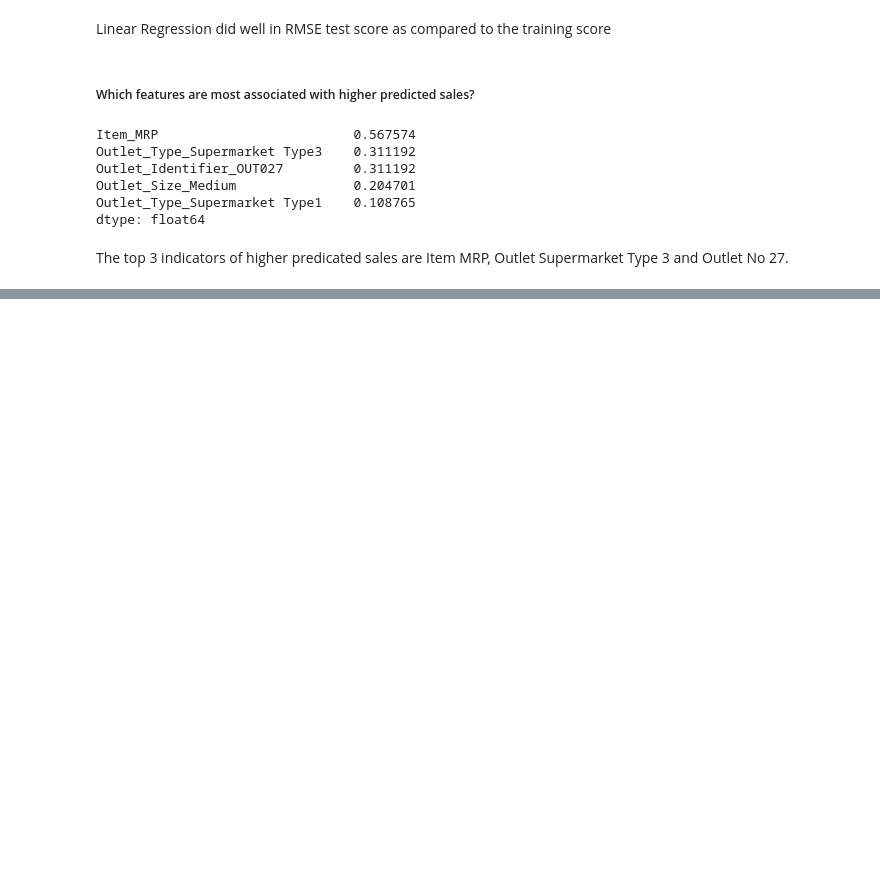
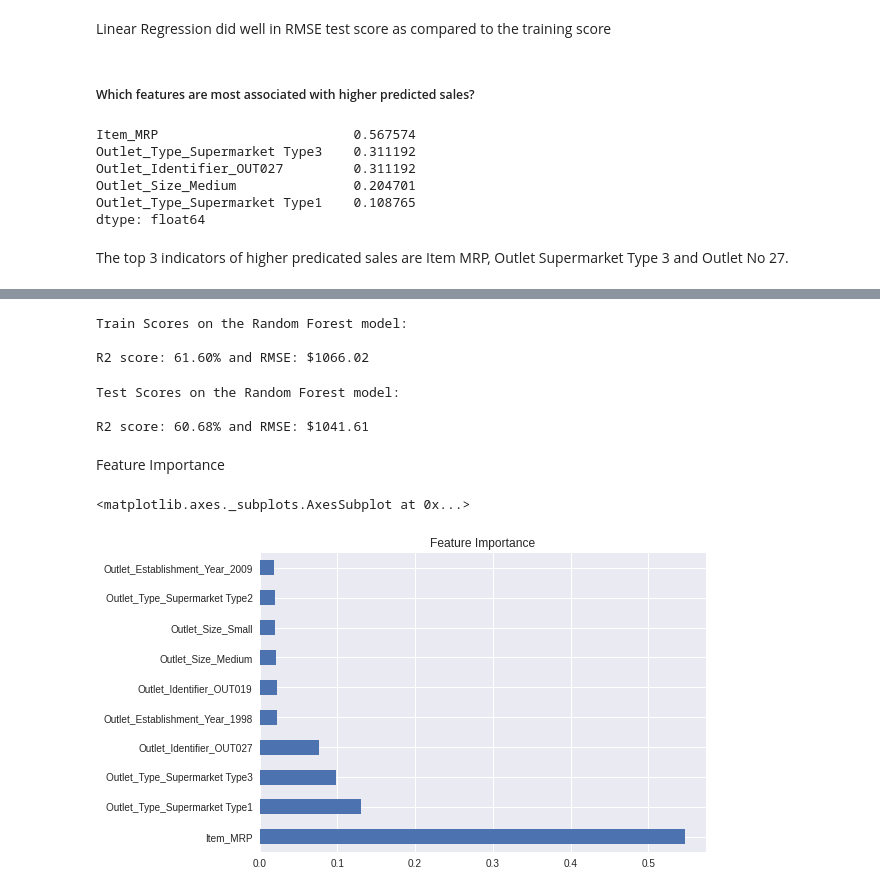
Before and after one commit to ialkamal/food-sales-predictions, a Jupyter notebook: food_sales_predictions.ipynb, the cells around one changed output, grey strips where cells are left out. Saved outputs shown, nothing was run; the diff lists cells and outputs as text; code cells hidden in the pictures; blank space fills up the shorter version.

```diff
--- a/food_sales_predictions.ipynb
+++ b/food_sales_predictions.ipynb
@@ -700,0 +841,3 @@ The top 3 indicators of higher predicated sales are Item MRP, Outlet Supermarket
+# %%
+dtr = DecisionTreeRegressor(random_state=42,max_depth=5)
+dtr.fit(X_train,y_train)
@@ -700,0 +867,5 @@ The top 3 indicators of higher predicated sales are Item MRP, Outlet Supermarket
+# %%
+from sklearn.ensemble import BaggingRegressor
+
+btr = BaggingRegressor(random_state=42,n_estimators=100,bootstrap_features=True)
+btr.fit(X_train,y_train)
@@ -700,0 +893,5 @@ The top 3 indicators of higher predicated sales are Item MRP, Outlet Supermarket
+# %%
+from sklearn.ensemble import RandomForestRegressor
+
+rfr = RandomForestRegressor(random_state=42,n_estimators=200,max_depth=5,min_samples_leaf=6)
+rfr.fit(X_train,y_train)
@@ -700,0 +906,23 @@ The top 3 indicators of higher predicated sales are Item MRP, Outlet Supermarket
+# %%
+print("Train Scores on the Random Forest model:\n")
+evaluate_models(rfr,X_train,y_train)
+# %% [output]
+Train Scores on the Random Forest model:
+
+R2 score: 61.60% and RMSE: $1066.02
+# %%
+print("Test Scores on the Random Forest model:\n")
+evaluate_models(rfr,X_test,y_test)
+# %% [output]
+Test Scores on the Random Forest model:
+
+R2 score: 60.68% and RMSE: $1041.61
+# %% [markdown]
+Feature Importance
+# %%
+features = pd.Series(rfr.feature_importances_,index=X.columns)
+features.sort_values(ascending=False,inplace=True)
+features.nlargest(10).plot(kind='barh',title="Feature Importance")
+# %% [output]
+<matplotlib.axes._subplots.AxesSubplot at 0x...>
+[figure, added]
```
Also changed, not shown: parts of 32 cells of this notebook.
